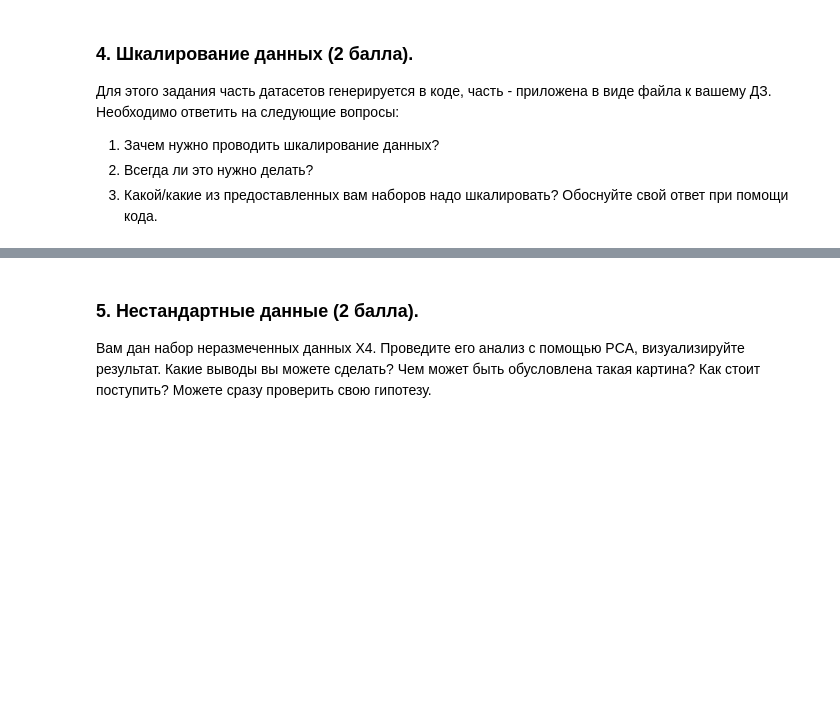
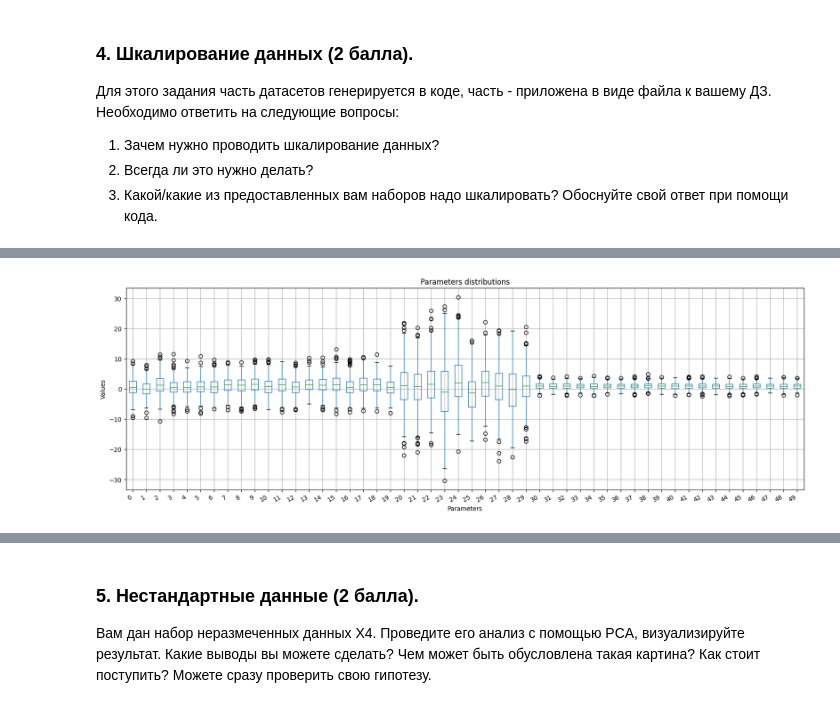
Before and after one commit to vovademar/MML, a Jupyter notebook: HW3/Вальдемар Сергеевич Медведев - Homework_3_data_processing_analysis_classification_regression.ipynb, the cells around one changed output, grey strips where cells are left out. Cells and saved outputs as stored; diff of their text form; code cells hidden in the pictures; blank space fills up the shorter version.

```diff
--- a/HW3/Вальдемар Сергеевич Медведев - Homework_3_data_processing_analysis_classification_regression.ipynb
+++ b/HW3/Вальдемар Сергеевич Медведев - Homework_3_data_processing_analysis_classification_regression.ipynb
@@ -361,0 +528,9 @@ X3, Y3 = XY3.iloc[:,1:], XY3.Y
+# %%
+forx2 = pd.DataFrame(data=X2)
+p = forx2.boxplot(figsize = (20,6))
+p.set_title('Parameters distributions')
+p.set_xlabel('Parameters')
+p.set_ylabel('Values')
+_ = plt.setp(p.get_xticklabels(), rotation=30, horizontalalignment='right')
+# %% [output]
+[figure, added]
```
Also changed, not shown: parts of 34 cells of this notebook.
